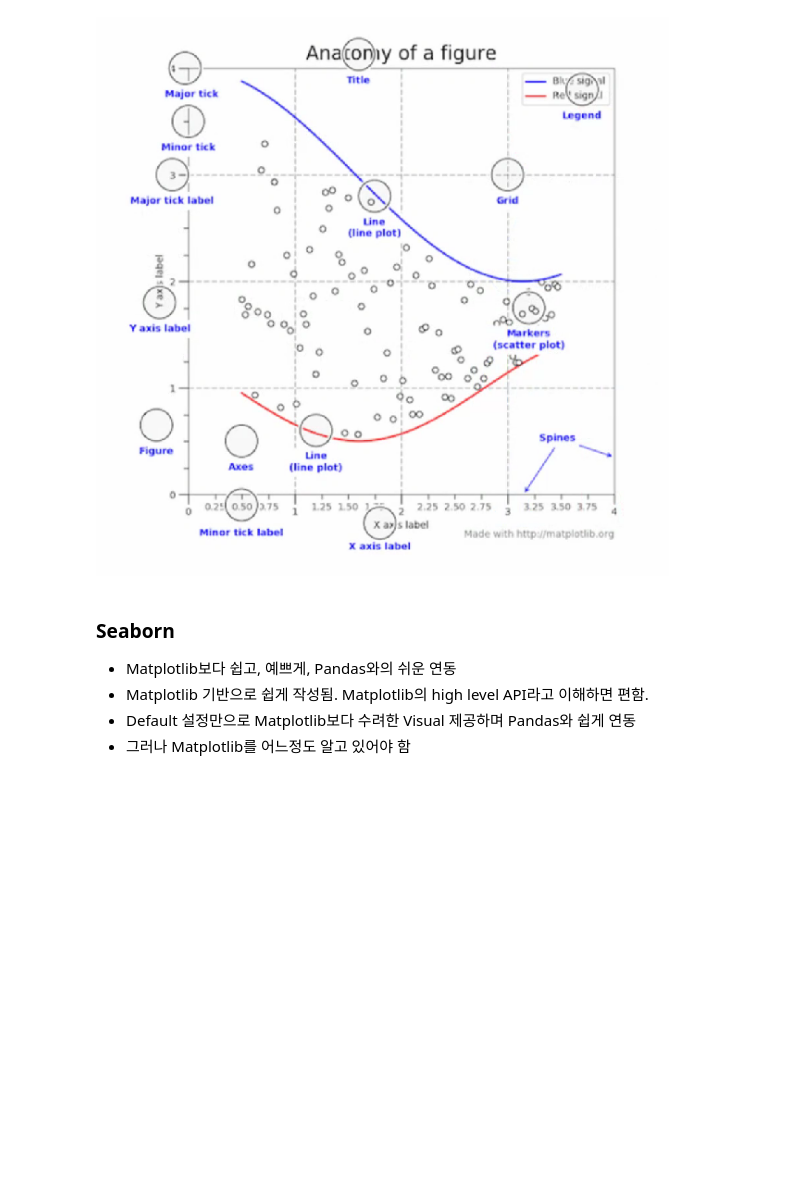
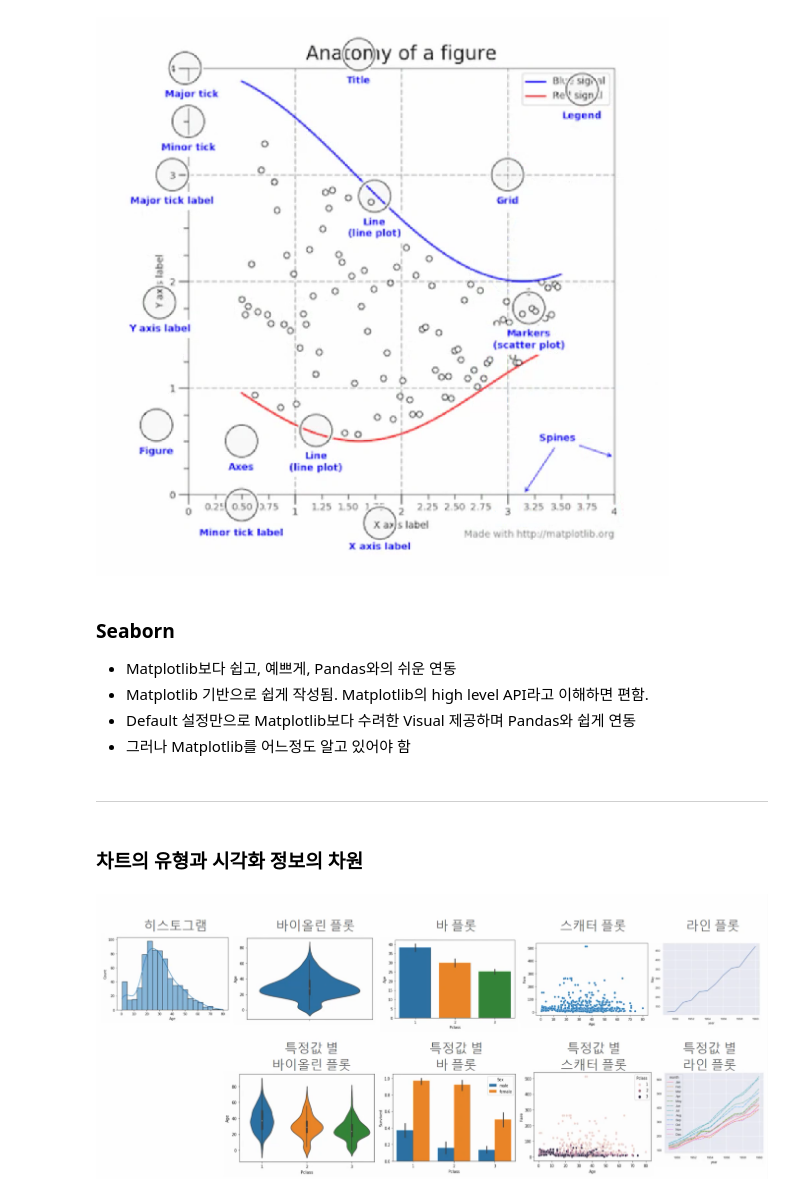
Before and after one commit to 201411096/study_AI, a Jupyter notebook: lectures/2_파이썬 머신러닝 완벽 가이드/시각화(Visualization)/1_Visualization.ipynb, the cells around one changed output. Cells and saved outputs as stored; diff of their text form; code cells hidden in the pictures; blank space fills up the shorter version.

```diff
--- a/lectures/2_파이썬 머신러닝 완벽 가이드/시각화(Visualization)/1_Visualization.ipynb
+++ b/lectures/2_파이썬 머신러닝 완벽 가이드/시각화(Visualization)/1_Visualization.ipynb
@@ -34,3 +34,14 @@ Image("img/matplotlib-component.png")
 * Matplotlib 기반으로 쉽게 작성됨. Matplotlib의 high level API라고 이해하면 편함.
 * Default 설정만으로 Matplotlib보다 수려한 Visual 제공하며 Pandas와 쉽게 연동
 * 그러나 Matplotlib를 어느정도 알고 있어야 함
+# %% [markdown]
+---
+# %% [markdown]
+### 차트의 유형과 시각화 정보의 차원
+# %%
+Image("img/chart-type.png")
+
+# ++ 분위, Heatmap도 많이 사용됨
+# 특정값 별 바 플롯 -> Group Bar
+# %% [output]
+[figure, added]
```
Also changed, not shown: parts of 1 cell of this notebook, 1 other file.
